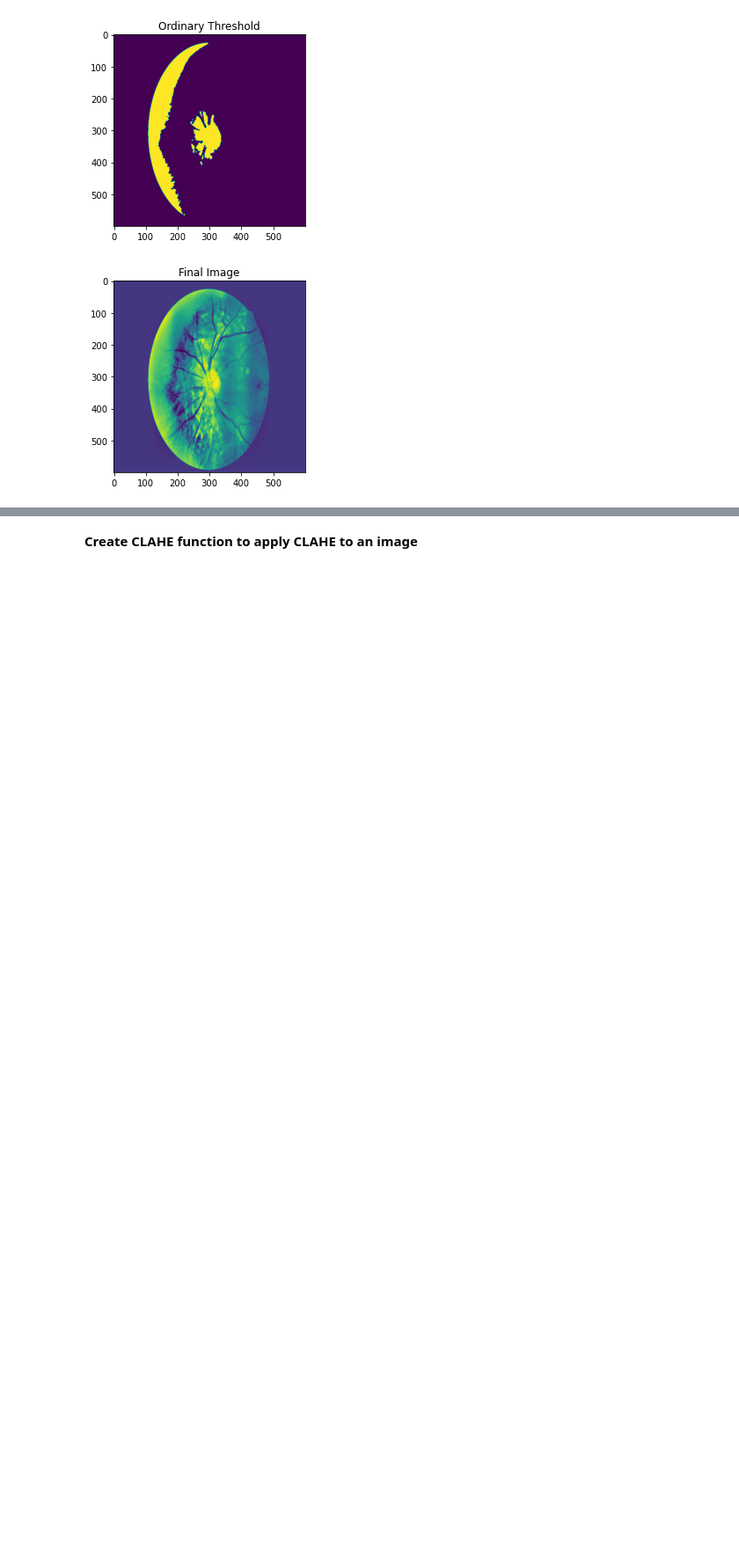
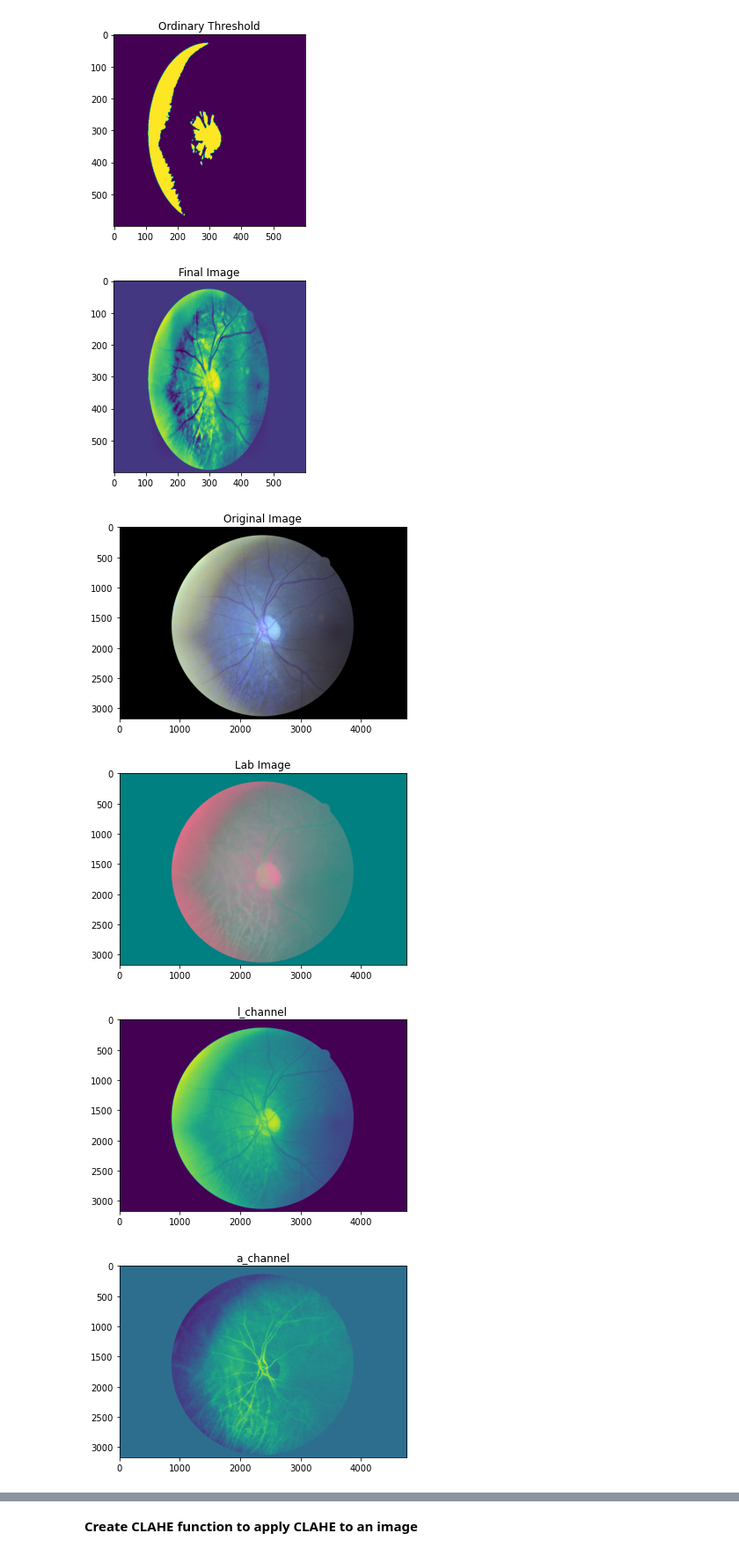
Before and after one commit to lykelly19/Computing-for-Health-and-Medicine-Final, a Jupyter notebook: DR Detection Group 9.ipynb, the cells around one changed output, grey strips where cells are left out. Shown at 88% size. Drawn from its saved outputs; the diff is of its cells as text; code cells hidden in the pictures; blank space fills up the shorter version.

Commit message:
Corrected clahe code so that we do not need to convert image into grayscale but instead have rgb image. Also stareted trying to understand and figure out how to use inceptionResnet v2 model

```diff
--- a/DR Detection Group 9.ipynb
+++ b/DR Detection Group 9.ipynb
@@ -505,3 +505,65 @@ plt.show()
 [figure]
 [figure]
 [figure]
+# %%
+# https://stackoverflow.com/questions/24341114/simple-illumination-correction-in-images-opencv-c
+# https://stackoverflow.com/questions/21596281/how-does-one-convert-a-grayscale-image-to-rgb-in-opencv-python
+# Want to rewrite CLAHE function so that it does not convert the image to grayscale but keeps it as an RGB image
+import cv2
+
+#-----Reading the image-----------------------------------------------------
+# img = cv2.imread('Dog.jpg', 1)
+image = cv2.imread("data/labeled_data/0/10_left.jpeg")
+plt.title("Original Image")
+plt.imshow(image)
+plt.show()
+
+#-----Converting image to LAB Color model-----------------------------------
+lab = cv2.cvtColor(image, cv2.COLOR_BGR2LAB)
+plt.title("Lab Image")
+plt.imshow(lab)
+plt.show()
+
+#-----Splitting the LAB image to different channels-------------------------
+l, a, b = cv2.split(lab)
+#cv2.imshow('l_channel', l)
+plt.title("l_channel")
+plt.imshow(l)
+plt.show()
+#cv2.imshow('a_channel', a)
+plt.title("a_channel")
+plt.imshow(a)
+plt.show()
+#cv2.imshow('b_channel', b)
+plt.title("b_channel")
+plt.imshow(b)
+plt.show()
+
+#-----Applying CLAHE to L-channel-------------------------------------------
+clahe = cv2.createCLAHE(clipLimit=3.0, tileGridSize=(8,8))
+cl = clahe.apply(l)
+#cv2.imshow('CLAHE output', cl)
+plt.title("CLAHE output")
+plt.imshow(cl)
+plt.show()
+
+#-----Merge the CLAHE enhanced L-channel with the a and b channel-----------
+limg = cv2.merge((cl,a,b))
+#cv2.imshow('limg', limg)
+plt.title("limg")
+plt.imshow(limg)
+plt.show()
+
+#-----Converting image from LAB Color model to RGB model--------------------
+final = cv2.cvtColor(limg, cv2.COLOR_LAB2BGR)
+#cv2.imshow('final', final)
+plt.title("final")
+plt.imshow(final)
+plt.show()
+
+#_____END_____#
+# %% [output]
+[figure, added]
+[figure, added]
+[figure, added]
+[figure, added]
```
Also changed, not shown: parts of 4 cells of this notebook.
